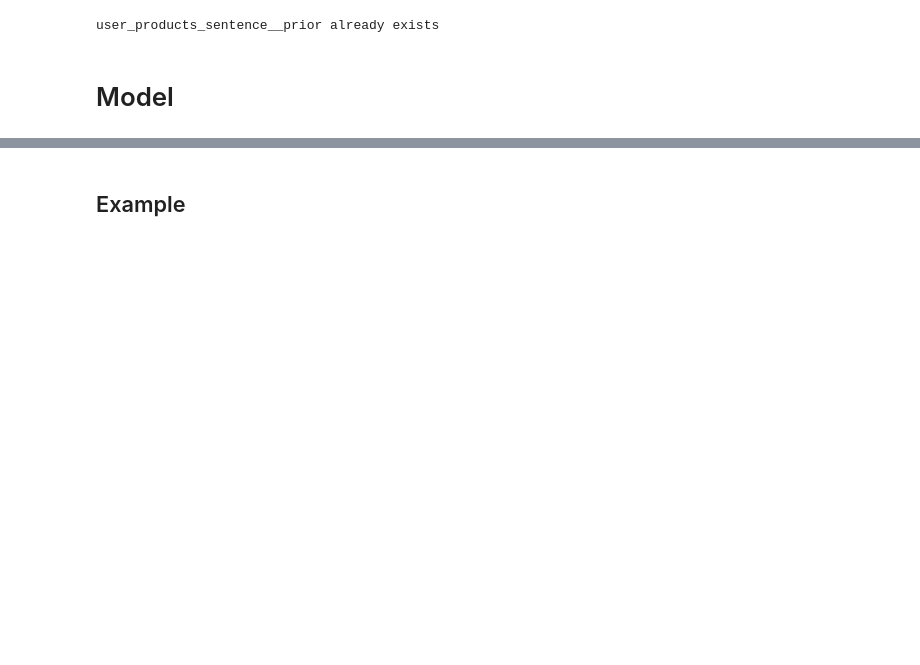
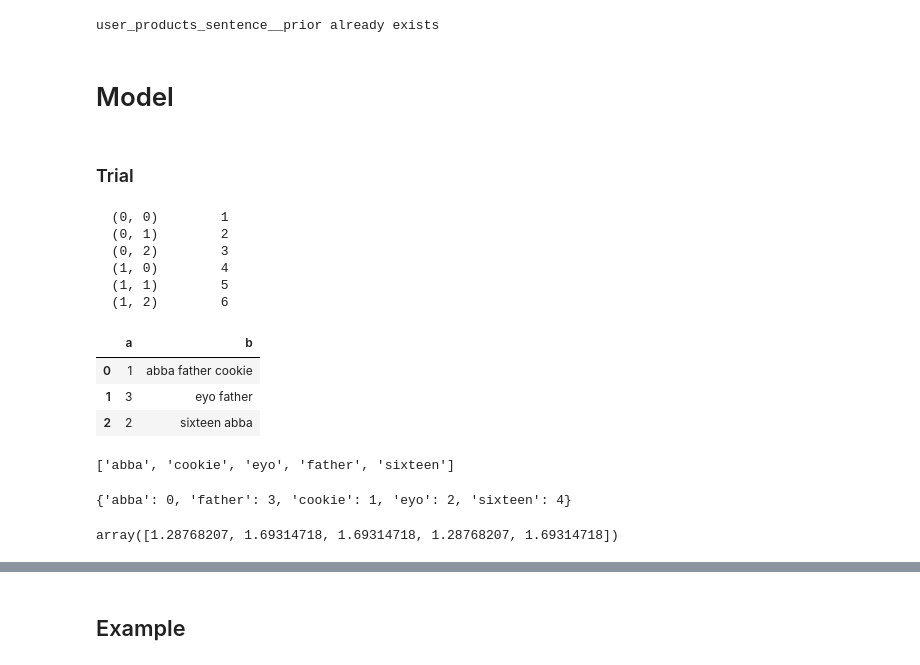
Before and after one commit to paw-lu/Instacart-data, a Jupyter notebook: Recommender/TF-IDF v2.ipynb, the cells around one changed output, grey strips where cells are left out. Saved outputs shown, nothing was run; the diff lists cells and outputs as text; code cells hidden in the pictures; blank space fills up the shorter version.

```diff
--- a/Recommender/TF-IDF v2.ipynb
+++ b/Recommender/TF-IDF v2.ipynb
@@ -141,3 +141,5 @@ else:
 user_products_sentence__prior already exists
 # %% [markdown]
 # Model
+# %% [markdown]
+### Trial
@@ -143,0 +148,17 @@ user_products_sentence__prior already exists
+# %%
+print(csr_matrix([[1,2,3],[4,5,6]]))
+# %% [output]
+  (0, 0)        1
+  (0, 1)        2
+  (0, 2)        3
+  (1, 0)        4
+  (1, 1)        5
+  (1, 2)        6
+# %%
+testdf = pd.DataFrame([[1,'abba father cookie'],[3, 'eyo father' ], [2, 'sixteen abba']], columns=['a','b'])
+testdf
+# %% [output]
+|  | a | b |
+| 0 | 1 | abba father cookie |
+| 1 | 3 | eyo father |
+| 2 | 2 | sixteen abba |
@@ -143,0 +168,12 @@ user_products_sentence__prior already exists
+# %%
+testidf.get_feature_names()
+# %% [output]
+['abba', 'cookie', 'eyo', 'father', 'sixteen']
+# %%
+testidf.vocabulary_
+# %% [output]
+{'abba': 0, 'father': 3, 'cookie': 1, 'eyo': 2, 'sixteen': 4}
+# %%
+testidf.idf_
+# %% [output]
+array([1.28768207, 1.69314718, 1.69314718, 1.28768207, 1.69314718])
```
Also changed, not shown: parts of 36 cells of this notebook, 1 other file.
